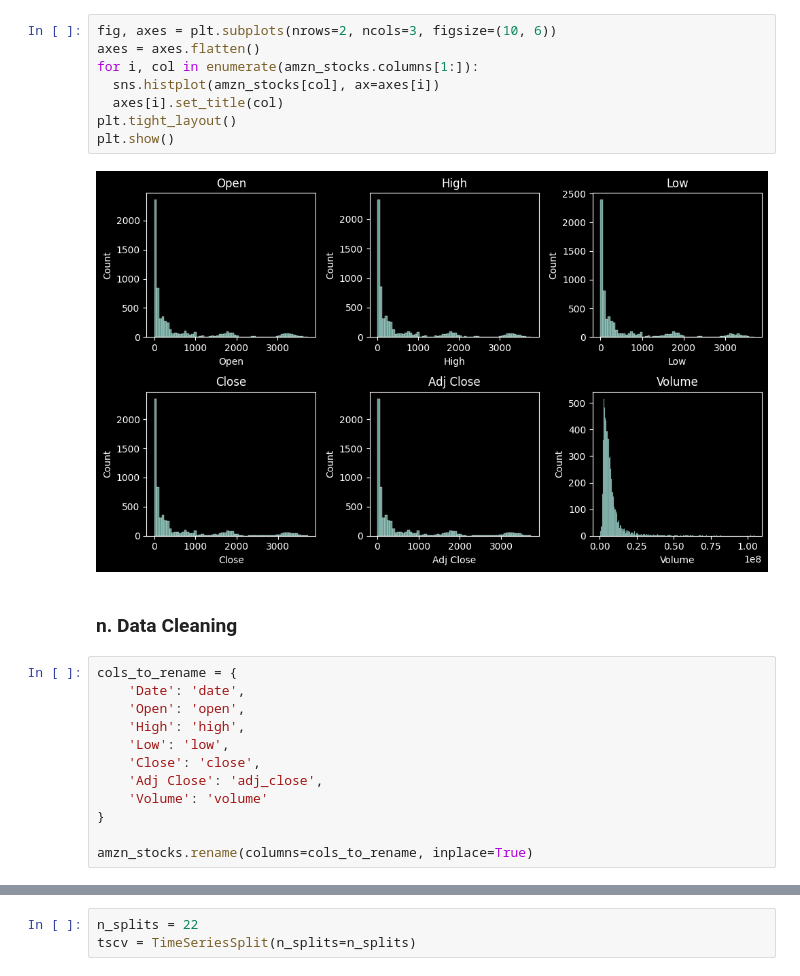
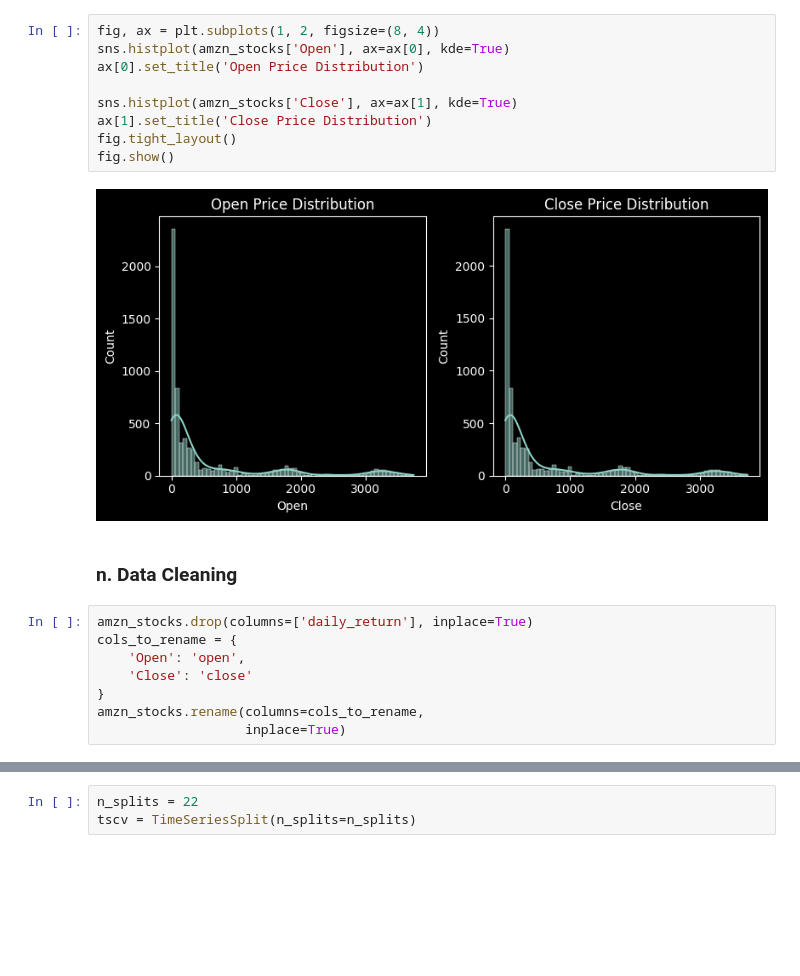
Before and after one commit to mverbytska/Custom-LSTM-with-Attention-for-FTS, a Jupyter notebook: experiment.ipynb, the cells around one changed output, grey strips where cells are left out. Saved outputs shown, nothing was run; the diff lists cells and outputs as text; blank space fills up the shorter version.

Commit message:
Implement keras LSTM model for Open and Close stock price forecasting

```diff
--- a/experiment.ipynb
+++ b/experiment.ipynb
@@ -142,27 +131,24 @@ amzn_stocks.drop(columns=['MA30', 'MA90'], inplace=True)
-# %%
-fig, axes = plt.subplots(nrows=2, ncols=3, figsize=(10, 6))
-axes = axes.flatten()
-for i, col in enumerate(amzn_stocks.columns[1:]):
-  sns.histplot(amzn_stocks[col], ax=axes[i])
-  axes[i].set_title(col)
-plt.tight_layout()
-plt.show()
-# %% [output]
-[figure, removed]
+# %%
+fig, ax = plt.subplots(1, 2, figsize=(8, 4))
+sns.histplot(amzn_stocks['Open'], ax=ax[0], kde=True)
+ax[0].set_title('Open Price Distribution')
+
+sns.histplot(amzn_stocks['Close'], ax=ax[1], kde=True)
+ax[1].set_title('Close Price Distribution')
+fig.tight_layout()
+fig.show()
+# %% [output]
+[figure, added]
 # %% [markdown]
 ### n. Data Cleaning
 # %%
+amzn_stocks.drop(columns=['daily_return'], inplace=True)
 cols_to_rename = {
-    'Date': 'date',
     'Open': 'open',
-    'High': 'high',
-    'Low': 'low',
-    'Close': 'close',
-    'Adj Close': 'adj_close',
-    'Volume': 'volume'
+    'Close': 'close'
 }
-
-amzn_stocks.rename(columns=cols_to_rename, inplace=True)
+amzn_stocks.rename(columns=cols_to_rename,
+                   inplace=True)
 # %%
 amzn_stocks.head()
 # %% [output]
```
Also changed, not shown: parts of 30 cells of this notebook.
